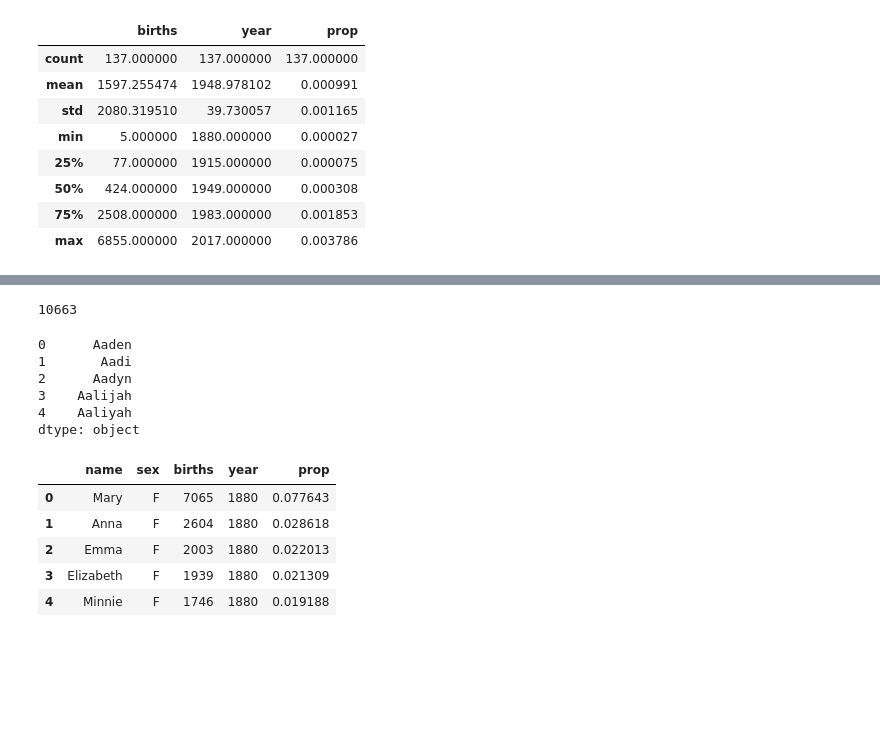
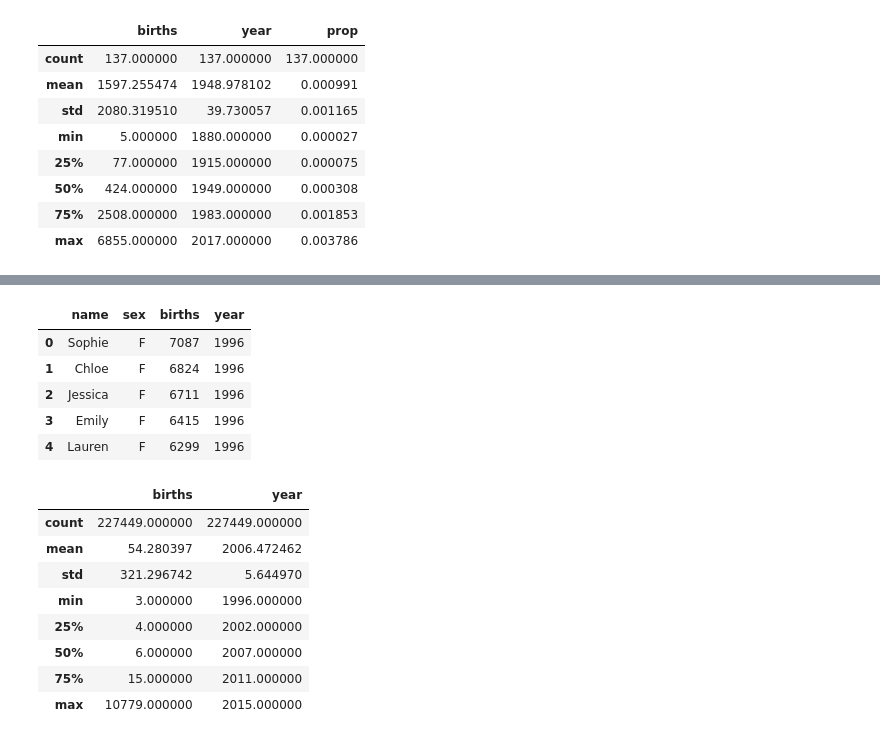
Before and after one commit to suzannelittle/Python-Workshops, a Jupyter notebook: Visualisation/examples/NamesTemplate.ipynb, the cells around one changed output, grey strips where cells are left out. Cells and saved outputs as stored; diff of their text form; code cells hidden in the pictures; blank space fills up the shorter version.

```diff
--- a/Visualisation/examples/NamesTemplate.ipynb
+++ b/Visualisation/examples/NamesTemplate.ipynb
@@ -164,4 +75,0 @@ both = np.intersect1d(F_names, M_names)
-# %%
-both.size
-# %% [output]
-10663
@@ -170,9 +76,12 @@ both = pd.Series(both)
+# %%
+# read the other names datasets in
+ukn = pd.read_csv("../datasets/uknames.csv")
 # %%
-both.head()
+ukn.head()
 # %% [output]
-0      Aaden
-1       Aadi
-2      Aadyn
-3    Aalijah
-4    Aaliyah
-dtype: object
+|  | name | sex | births | year |
+| 0 | Sophie | F | 7087 | 1996 |
+| 1 | Chloe | F | 6824 | 1996 |
+| 2 | Jessica | F | 6711 | 1996 |
+| 3 | Emily | F | 6415 | 1996 |
+| 4 | Lauren | F | 6299 | 1996 |
@@ -181,9 +87,0 @@ both = usn[usn.name.isin(both)]
-# %%
-both.head()
-# %% [output]
-|  | name | sex | births | year | prop |
-| 0 | Mary | F | 7065 | 1880 | 0.077643 |
-| 1 | Anna | F | 2604 | 1880 | 0.028618 |
-| 2 | Emma | F | 2003 | 1880 | 0.022013 |
-| 3 | Elizabeth | F | 1939 | 1880 | 0.021309 |
-| 4 | Minnie | F | 1746 | 1880 | 0.019188 |
@@ -191,0 +88,12 @@ both.groupby('name').plot()
+# %%
+ukn.describe()
+# %% [output]
+|  | births | year |
+| count | 227449.000000 | 227449.000000 |
+| mean | 54.280397 | 2006.472462 |
+| std | 321.296742 | 5.644970 |
+| min | 3.000000 | 1996.000000 |
+| 25% | 4.000000 | 2002.000000 |
+| 50% | 6.000000 | 2007.000000 |
+| 75% | 15.000000 | 2011.000000 |
+| max | 10779.000000 | 2015.000000 |
```
Also changed, not shown: parts of 21 cells of this notebook, 1 other file.
